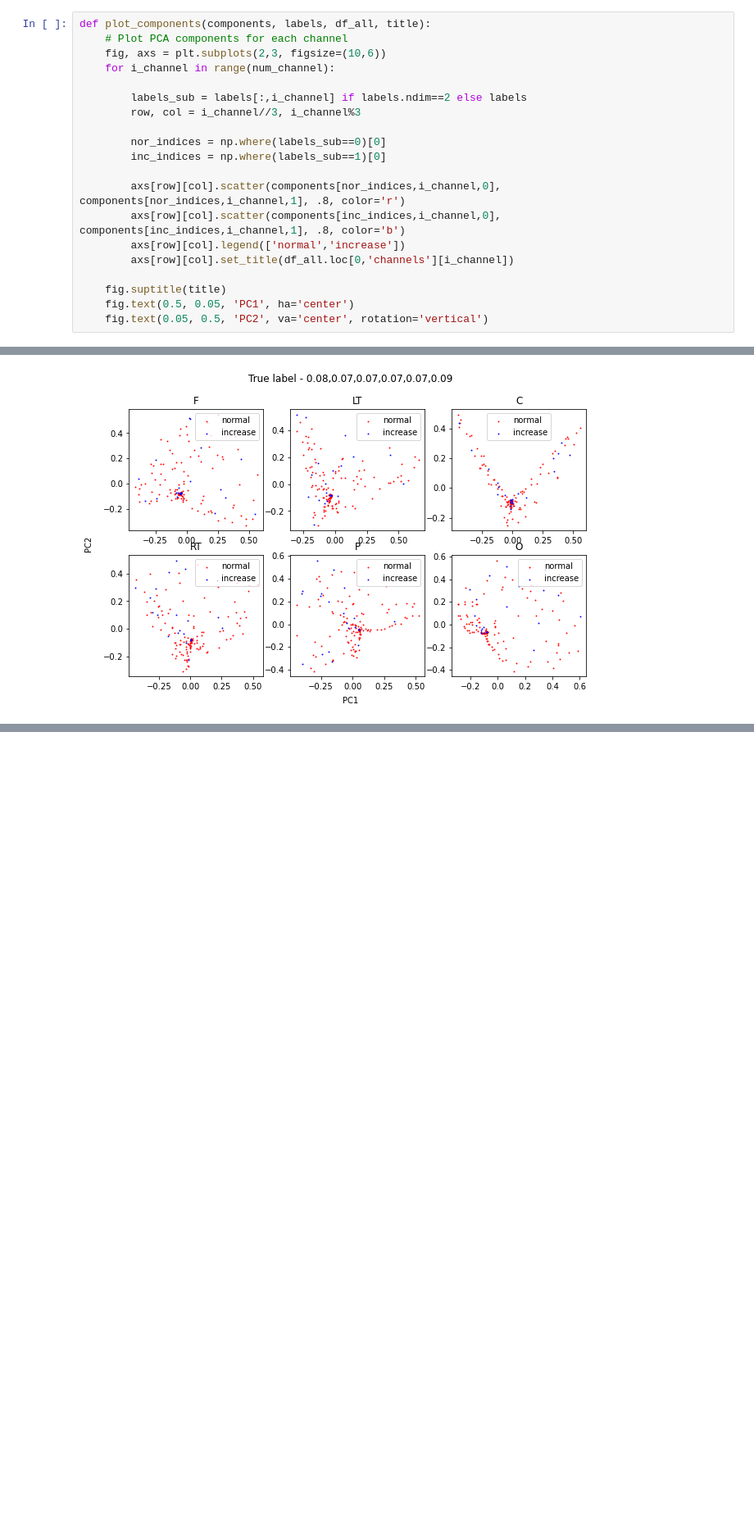
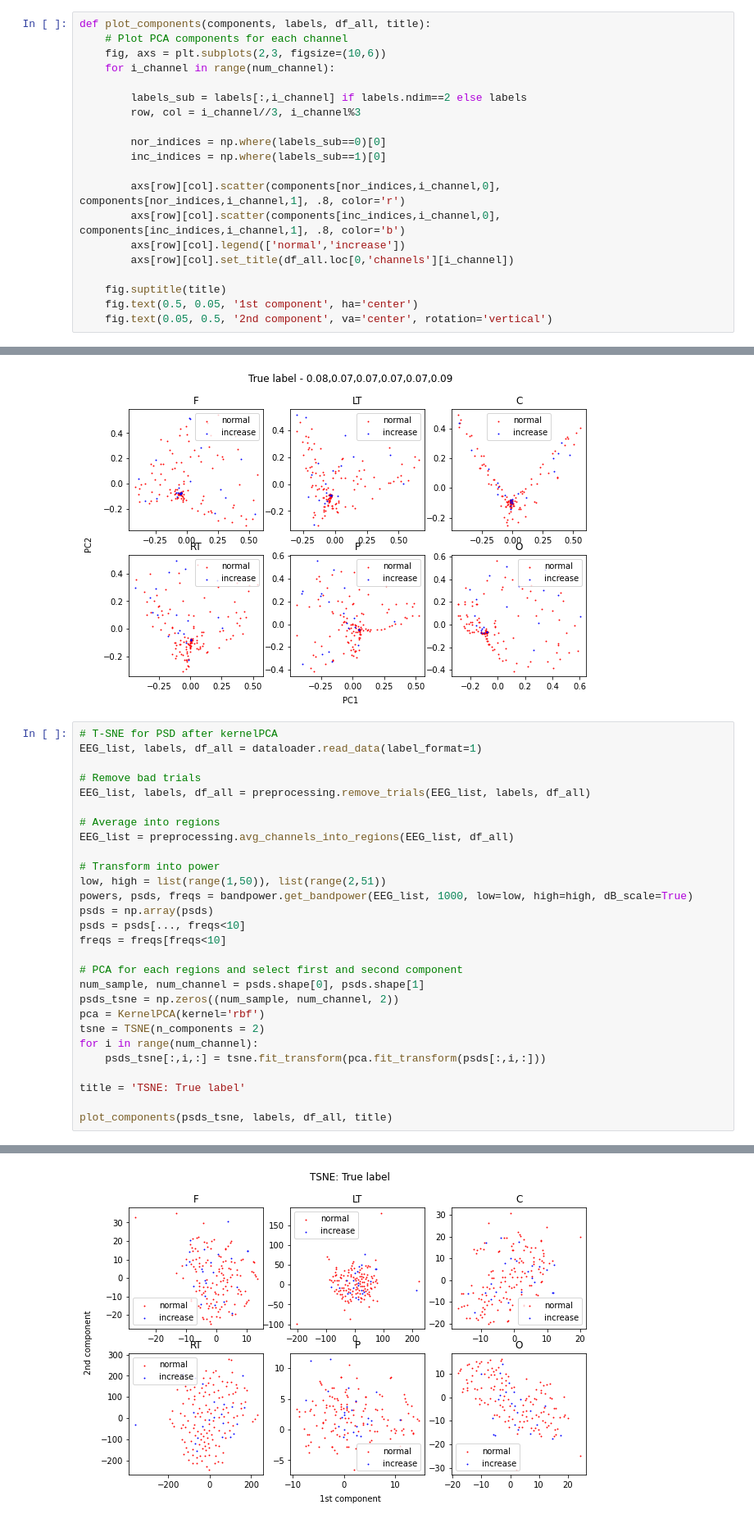
Before and after one commit to hundredball/Classroom_stress, a Jupyter notebook: data_analysis.ipynb, the cells around one changed output, grey strips where cells are left out. Shown at 82% size. Drawn from its saved outputs; the diff is of its cells as text; blank space fills up the shorter version.

```diff
--- a/data_analysis.ipynb
+++ b/data_analysis.ipynb
@@ -506,8 +507,8 @@ def plot_components(components, labels, df_all, title):
         axs[row][col].set_title(df_all.loc[0,'channels'][i_channel])
 
     fig.suptitle(title)
-    fig.text(0.5, 0.05, 'PC1', ha='center')
-    fig.text(0.05, 0.5, 'PC2', va='center', rotation='vertical')
+    fig.text(0.5, 0.05, '1st component', ha='center')
+    fig.text(0.05, 0.5, '2nd component', va='center', rotation='vertical')
 # %%
 # Standard PCA for PSD
 EEG_list, labels, df_all = dataloader.read_data(label_format=1)
@@ -574,3 +575,32 @@ Load data from .mat files...
 Calculating the bandpower of time-series data...
 freqs:  [0.000e+00 2.000e-01 4.000e-01 ... 4.996e+02 4.998e+02 5.000e+02]
 [figure]
+# %%
+# T-SNE for PSD after kernelPCA
+EEG_list, labels, df_all = dataloader.read_data(label_format=1)
+
+# Remove bad trials
+EEG_list, labels, df_all = preprocessing.remove_trials(EEG_list, labels, df_all)
+
+# Average into regions
+EEG_list = preprocessing.avg_channels_into_regions(EEG_list, df_all)
+
+# Transform into power
+low, high = list(range(1,50)), list(range(2,51))
+powers, psds, freqs = bandpower.get_bandpower(EEG_list, 1000, low=low, high=high, dB_scale=True)
+psds = np.array(psds)
+psds = psds[..., freqs<10]
+freqs = freqs[freqs<10]
+
+# PCA for each regions and select first and second component
+num_sample, num_channel = psds.shape[0], psds.shape[1]
+psds_tsne = np.zeros((num_sample, num_channel, 2))
+pca = KernelPCA(kernel='rbf')
+tsne = TSNE(n_components = 2)
+for i in range(num_channel):
+    psds_tsne[:,i,:] = tsne.fit_transform(pca.fit_transform(psds[:,i,:]))
+
+title = 'TSNE: True label'
+
+plot_components(psds_tsne, labels, df_all, title)
+# %% [output]
@@ -577,3 +610,4 @@ freqs:  [0.000e+00 2.000e-01 4.000e-01 ... 4.996e+02 4.998e+02 5.000e+02]
+[figure, added]
 # %%
 # K-means for 2 clusters
 kmeans_labels = np.zeros((num_sample, num_channel))
```
Also changed, not shown: parts of 4 cells of this notebook.
